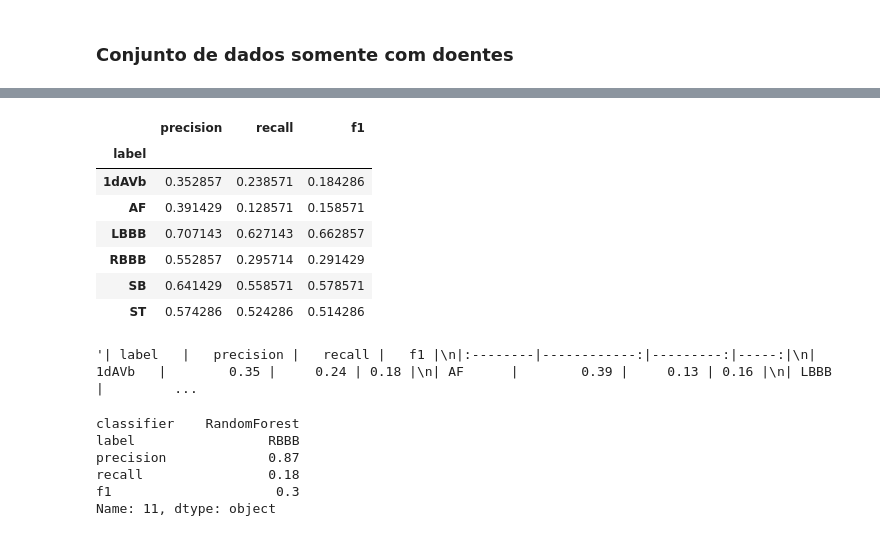
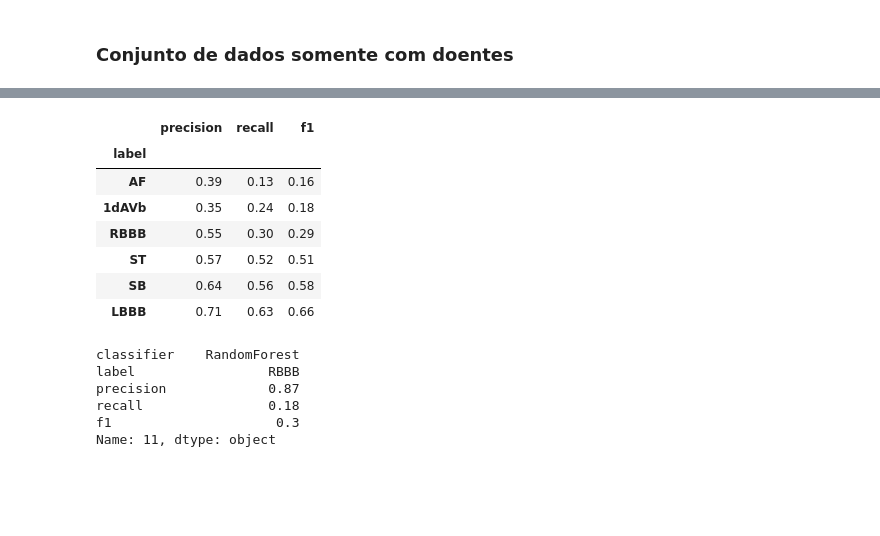
Before and after one commit to raularaju/visibility_graph_classifier, a Jupyter notebook: teste.ipynb, the cells around one changed output, grey strips where cells are left out. Cells and saved outputs as stored; diff of their text form; code cells hidden in the pictures; blank space fills up the shorter version.

```diff
--- a/teste.ipynb
+++ b/teste.ipynb
@@ -684,8 +969,8 @@ results_per_class = get_metrics_per_class(y_test, y_pred)
 for label in results_per_class:
     df_results_per_class.loc[len(df_results_per_class)] = {'classifier': 'LogisticRegression', 'label': label, **results_per_class[label]}
 # %%
-multiouput_classifiers['DecisionTree'].fit(X_train, y_train)
-y_pred = multiouput_classifiers['DecisionTree'].predict(X_test)
+multioutput_classifiers['DecisionTree'].fit(X_train, y_train)
+y_pred = multioutput_classifiers['DecisionTree'].predict(X_test)
 #print_metrics(y_test, y_pred)
 #print_metrics_per_class(y_test, y_pred)
 df_general_results.loc[len(df_general_results)] = {'classifier': 'DecisionTree', **get_metrics(y_test, y_pred)}
@@ -693,26 +978,26 @@ results_per_class = get_metrics_per_class(y_test, y_pred)
 for label in results_per_class:
     df_results_per_class.loc[len(df_results_per_class)] = {'classifier': 'DecisionTree', 'label': label, **results_per_class[label]}
 # %%
-multiouput_classifiers['LinearDiscriminantAnalysis'].fit(X_train, y_train)
-y_pred = multiouput_classifiers['LinearDiscriminantAnalysis'].predict(X_test)
+multioutput_classifiers['LDA'].fit(X_train, y_train)
+y_pred = multioutput_classifiers['LDA'].predict(X_test)
 #print_metrics(y_test, y_pred)
 #print_metrics_per_class(y_test, y_pred)
-df_general_results.loc[len(df_general_results)] = {'classifier': 'LinearDiscriminantAnalysis', **get_metrics(y_test, y_pred)}
+df_general_results.loc[len(df_general_results)] = {'classifier': 'LDA', **get_metrics(y_test, y_pred)}
 results_per_class = get_metrics_per_class(y_test, y_pred)
 for label in results_per_class:
-    df_results_per_class.loc[len(df_results_per_class)] = {'classifier': 'LinearDiscriminantAnalysis', 'label': label, **results_per_class[label]}
+    df_results_per_class.loc[len(df_results_per_class)] = {'classifier': 'LDA', 'label': label, **results_per_class[label]}
 # %%
-multiouput_classifiers['QuadraticDiscriminantAnalysis'].fit(X_train, y_train)
-y_pred = multiouput_classifiers['QuadraticDiscriminantAnalysis'].predict(X_test)
+multioutput_classifiers['QDA'].fit(X_train, y_train)
+y_pred = multioutput_classifiers['QDA'].predict(X_test)
 #print_metrics(y_test, y_pred)
 #print_metrics_per_class(y_test, y_pred)
-df_general_results.loc[len(df_general_results)] = {'classifier': 'QuadraticDiscriminantAnalysis', **get_metrics(y_test, y_pred)}
+df_general_results.loc[len(df_general_results)] = {'classifier': 'QDA', **get_metrics(y_test, y_pred)}
 results_per_class = get_metrics_per_class(y_test, y_pred)
 for label in results_per_class:
-    df_results_per_class.loc[len(df_results_per_class)] = {'classifier': 'QuadraticDiscriminantAnalysis', 'label': label, **results_per_class[label]}
+    df_results_per_class.loc[len(df_results_per_class)] = {'classifier': 'QDA', 'label': label, **results_per_class[label]}
 # %%
-multiouput_classifiers['SVC'].fit(X_train, y_train)
-y_pred = multiouput_classifiers['SVC'].predict(X_test)
+multioutput_classifiers['SVC'].fit(X_train, y_train)
+y_pred = multioutput_classifiers['SVC'].predict(X_test)
 #print_metrics(y_test, y_pred)
 #print_metrics_per_class(y_test, y_pred)
 df_general_results.loc[len(df_general_results)] = {'classifier': 'SVC', **get_metrics(y_test, y_pred)}
@@ -765,19 +1074,17 @@ df_results_per_class.to_markdown(index=False)
 # %%
 numeric_columns = df_results_per_class.select_dtypes(include='number').columns
-df_results_per_class.groupby('label')[numeric_columns].mean()
+df_results_per_class.groupby('label')[numeric_columns].mean()[float_columns].round(2).sort_values(by='f1', ascending=True)
 # %% [output]
 |  | precision | recall | f1 |
 | label |  |  |  |
-| 1dAVb | 0.352857 | 0.238571 | 0.184286 |
-| AF | 0.391429 | 0.128571 | 0.158571 |
-| LBBB | 0.707143 | 0.627143 | 0.662857 |
-| RBBB | 0.552857 | 0.295714 | 0.291429 |
-| SB | 0.641429 | 0.558571 | 0.578571 |
-| ST | 0.574286 | 0.524286 | 0.514286 |
+| AF | 0.39 | 0.13 | 0.16 |
+| 1dAVb | 0.35 | 0.24 | 0.18 |
+| RBBB | 0.55 | 0.30 | 0.29 |
+| ST | 0.57 | 0.52 | 0.51 |
+| SB | 0.64 | 0.56 | 0.58 |
+| LBBB | 0.71 | 0.63 | 0.66 |
 # %%
-df_results_per_class.groupby('label')[numeric_columns].mean()[float_columns].round(2).to_markdown()
+#f_results_per_class.groupby('label')[numeric_columns].mean()[float_columns].round(2).to_markdown()
-# %% [output]
-'| label   |   precision |   recall |   f1 |\n|:--------|------------:|---------:|-----:|\n| 1dAVb   |        0.35 |     0.24 | 0.18 |\n| AF      |        0.39 |     0.13 | 0.16 |\n| LBBB    |         ...
 # %%
 max_precison_index = df_results_per_class['precision'].idxmax()
 df_results_per_class.iloc[max_precison_index]
```
Also changed, not shown: parts of 92 cells of this notebook, 15 other files.
